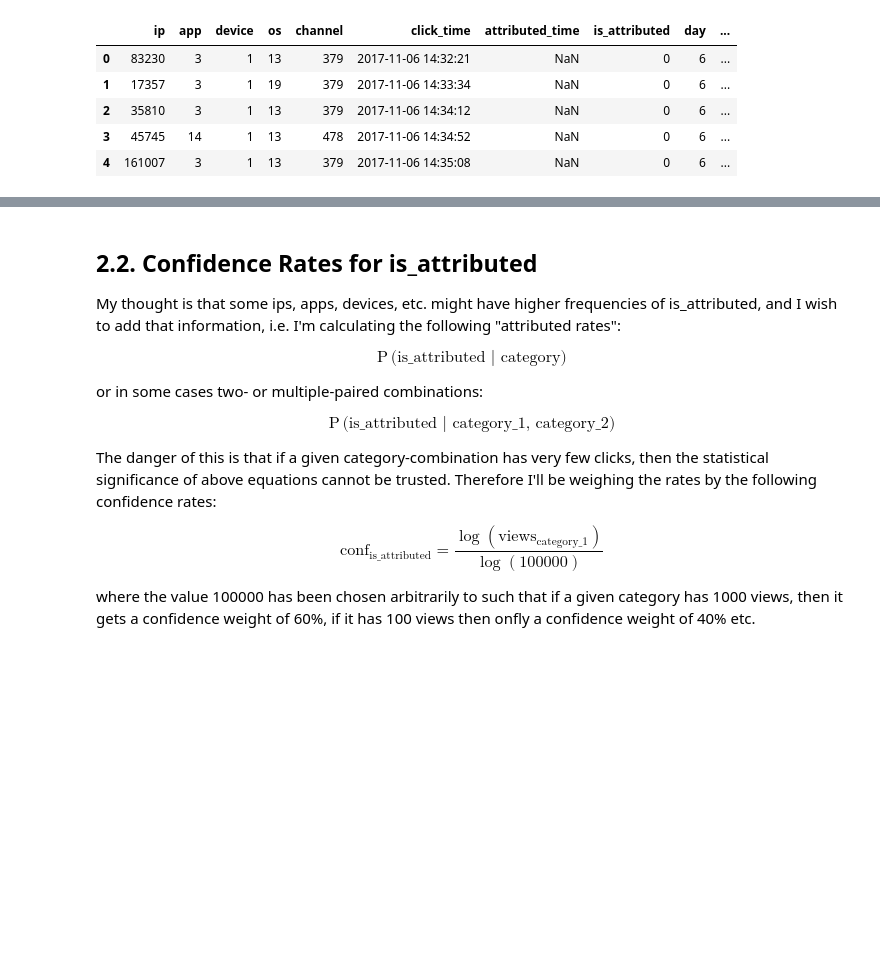
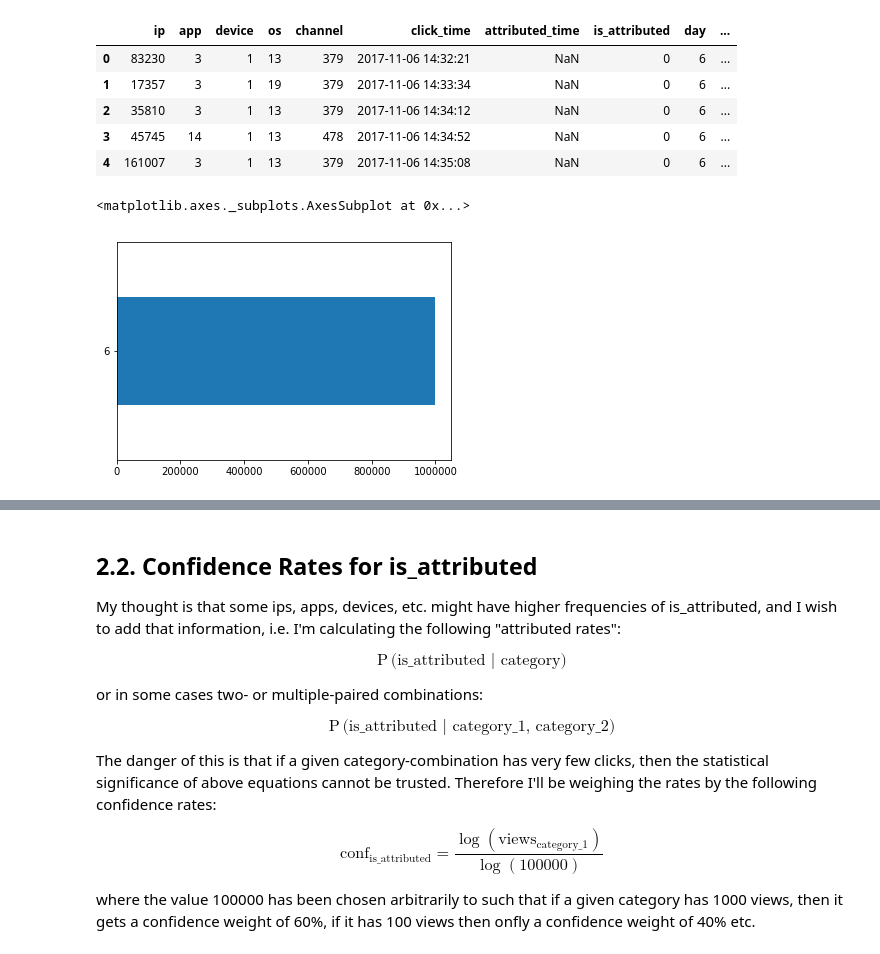
Before and after one commit to hongyp/7390_TalkingData-Ad-Tracking-Fraud-Detection, a Jupyter notebook: Feature_creation.ipynb, the cells around one changed output, grey strips where cells are left out. Drawn from its saved outputs; the diff is of its cells as text; code cells hidden in the pictures; blank space fills up the shorter version.

```diff
--- a/Feature_creation.ipynb
+++ b/Feature_creation.ipynb
@@ -15,7 +7,7 @@ import pandas as pd
 import matplotlib.pyplot as plt
 
 # Load subset of the training data
-X_train = pd.read_csv('./train.csv', nrows=1000000, parse_dates=['click_time'])
+X_train = pd.read_csv('data/train.csv', nrows=1000000, parse_dates=['click_time'])
 
 # Show the head of the table
 X_train.head()
@@ -43,3 +35,9 @@ X_train.head()
 | 2 | 35810 | 3 | 1 | 13 | 379 | 2017-11-06 14:34:12 | NaN | 0 | 6 | ... |
 | 3 | 45745 | 14 | 1 | 13 | 478 | 2017-11-06 14:34:52 | NaN | 0 | 6 | ... |
 | 4 | 161007 | 3 | 1 | 13 | 379 | 2017-11-06 14:35:08 | NaN | 0 | 6 | ... |
+# %%
+day = X_train['day'].value_counts()
+day.plot(kind='barh')
+# %% [output]
+<matplotlib.axes._subplots.AxesSubplot at 0x...>
+[figure, added]
```
Also changed, not shown: parts of 27 cells of this notebook, 6 other files.
